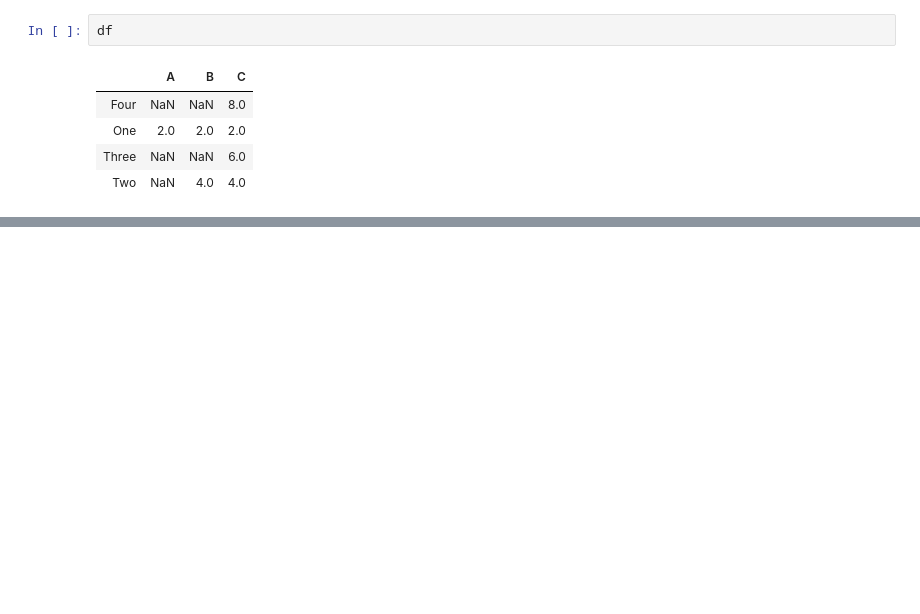
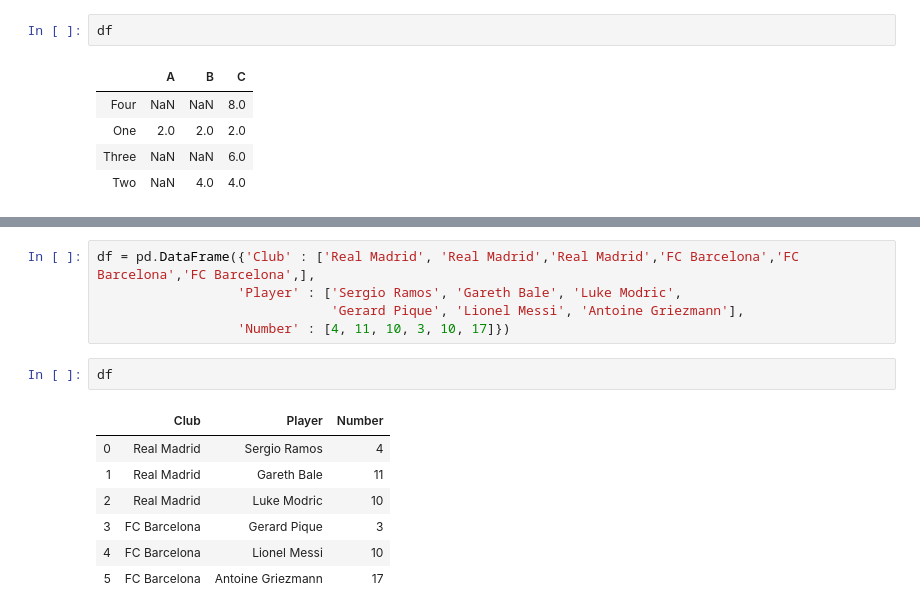
Before and after one commit to galaxy1014/ML_module_summary, a Jupyter notebook: Pandas/Chapter5_Reconstruction/Chapter5.ipynb, the cells around one changed output, grey strips where cells are left out. Saved outputs shown, nothing was run; the diff lists cells and outputs as text; blank space fills up the shorter version.

```diff
--- a/Pandas/Chapter5_Reconstruction/Chapter5.ipynb
+++ b/Pandas/Chapter5_Reconstruction/Chapter5.ipynb
@@ -277,0 +314,15 @@ df
+# %%
+df = pd.DataFrame({'Club' : ['Real Madrid', 'Real Madrid','Real Madrid','FC Barcelona','FC Barcelona','FC Barcelona',],
+                  'Player' : ['Sergio Ramos', 'Gareth Bale', 'Luke Modric',
+                              'Gerard Pique', 'Lionel Messi', 'Antoine Griezmann'],
+                  'Number' : [4, 11, 10, 3, 10, 17]})
+# %%
+df
+# %% [output]
+|  | Club | Player | Number |
+| 0 | Real Madrid | Sergio Ramos | 4 |
+| 1 | Real Madrid | Gareth Bale | 11 |
+| 2 | Real Madrid | Luke Modric | 10 |
+| 3 | FC Barcelona | Gerard Pique | 3 |
+| 4 | FC Barcelona | Lionel Messi | 10 |
+| 5 | FC Barcelona | Antoine Griezmann | 17 |
```
Also changed, not shown: parts of 30 cells of this notebook, 2 other files.
